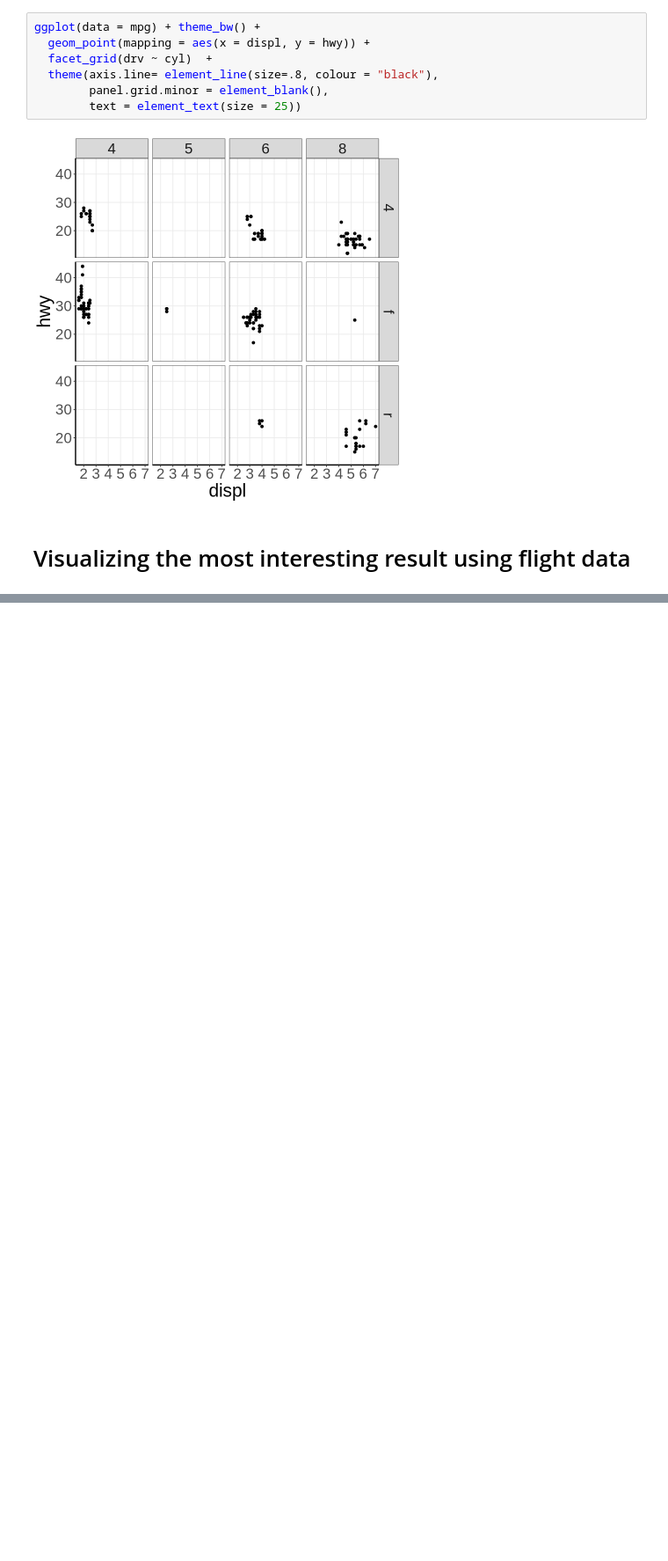
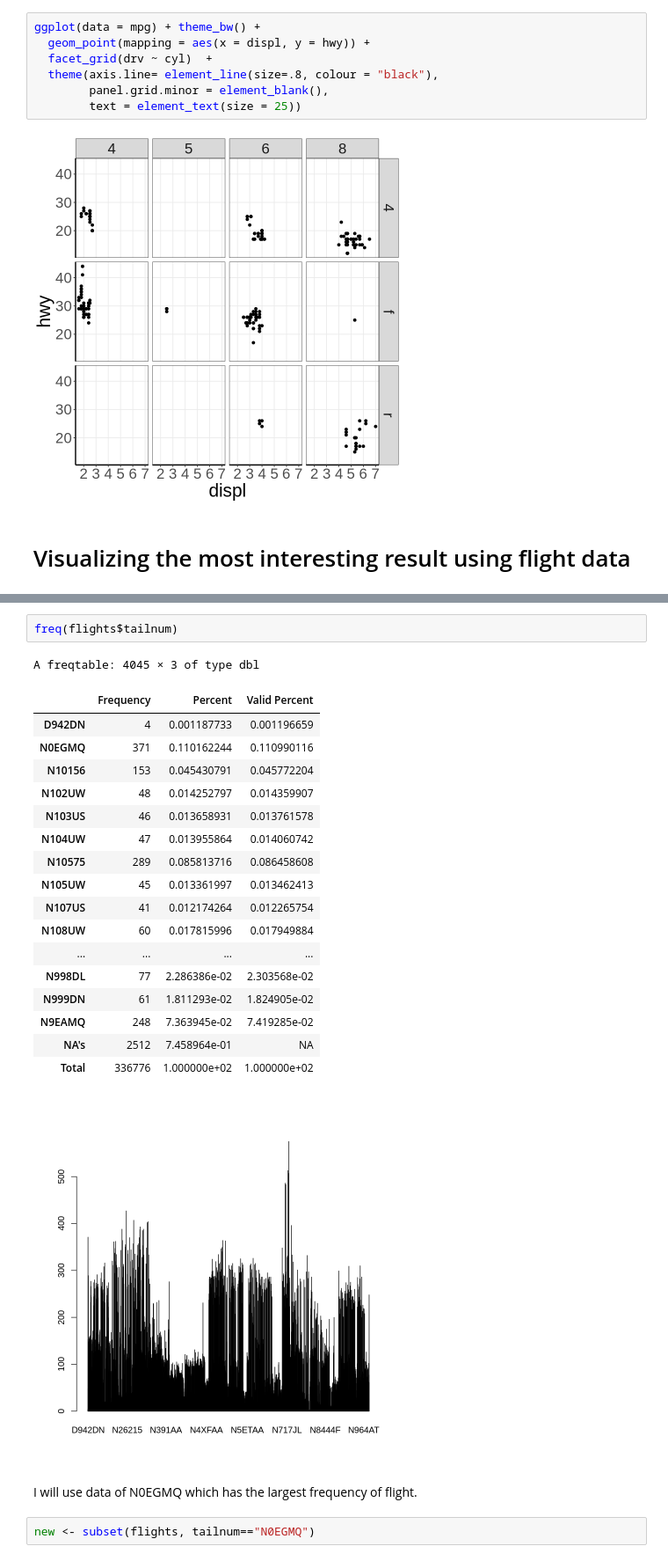
Before and after one commit to yoontori/prac_class, a Jupyter notebook: HW1.ipynb, the cells around one changed output, grey strips where cells are left out. Shown: that part at 88% size. Saved outputs shown, nothing was run; the diff lists cells and outputs as text; blank space fills up the shorter version.

```diff
--- a/HW1.ipynb
+++ b/HW1.ipynb
@@ -377,0 +436,26 @@ ggplot(data = mpg) + theme_bw() +
+# %%
+freq(flights$tailnum)
+# %% [output]
+A freqtable: 4045 × 3 of type dbl
+|  | Frequency | Percent | Valid Percent |
+| D942DN | 4 | 0.001187733 | 0.001196659 |
+| N0EGMQ | 371 | 0.110162244 | 0.110990116 |
+| N10156 | 153 | 0.045430791 | 0.045772204 |
+| N102UW | 48 | 0.014252797 | 0.014359907 |
+| N103US | 46 | 0.013658931 | 0.013761578 |
+| N104UW | 47 | 0.013955864 | 0.014060742 |
+| N10575 | 289 | 0.085813716 | 0.086458608 |
+| N105UW | 45 | 0.013361997 | 0.013462413 |
+| N107US | 41 | 0.012174264 | 0.012265754 |
+| N108UW | 60 | 0.017815996 | 0.017949884 |
+| ... | ... | ... | ... |
+| N998DL | 77 | 2.286386e-02 | 2.303568e-02 |
+| N999DN | 61 | 1.811293e-02 | 1.824905e-02 |
+| N9EAMQ | 248 | 7.363945e-02 | 7.419285e-02 |
+| NA's | 2512 | 7.458964e-01 | NA |
+| Total | 336776 | 1.000000e+02 | 1.000000e+02 |
+[figure, added]
+# %% [markdown]
+I will use data of N0EGMQ which has the largest frequency of flight.
+# %%
+new <- subset(flights, tailnum=="N0EGMQ")
```
Also changed, not shown: parts of 10 cells of this notebook.
